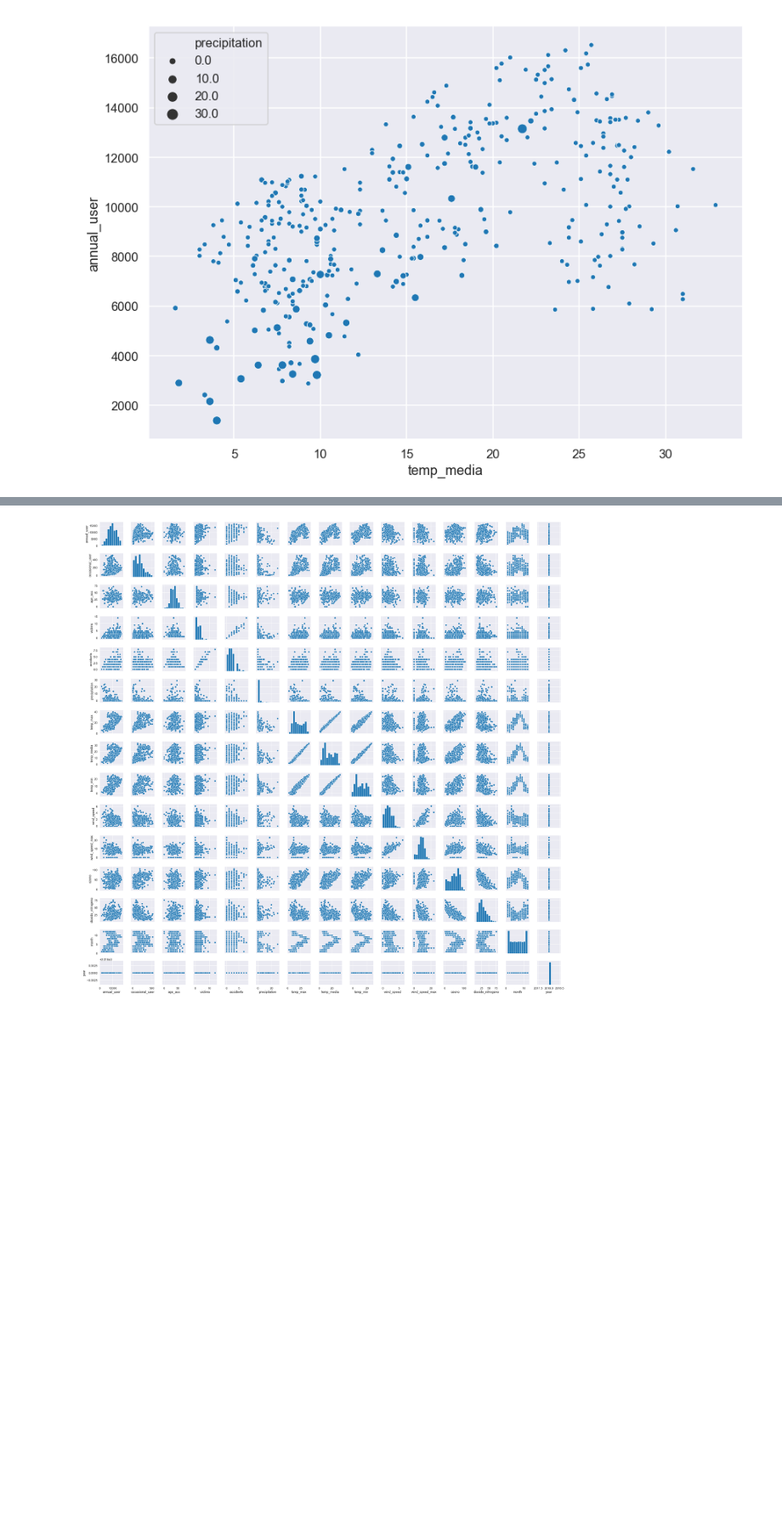
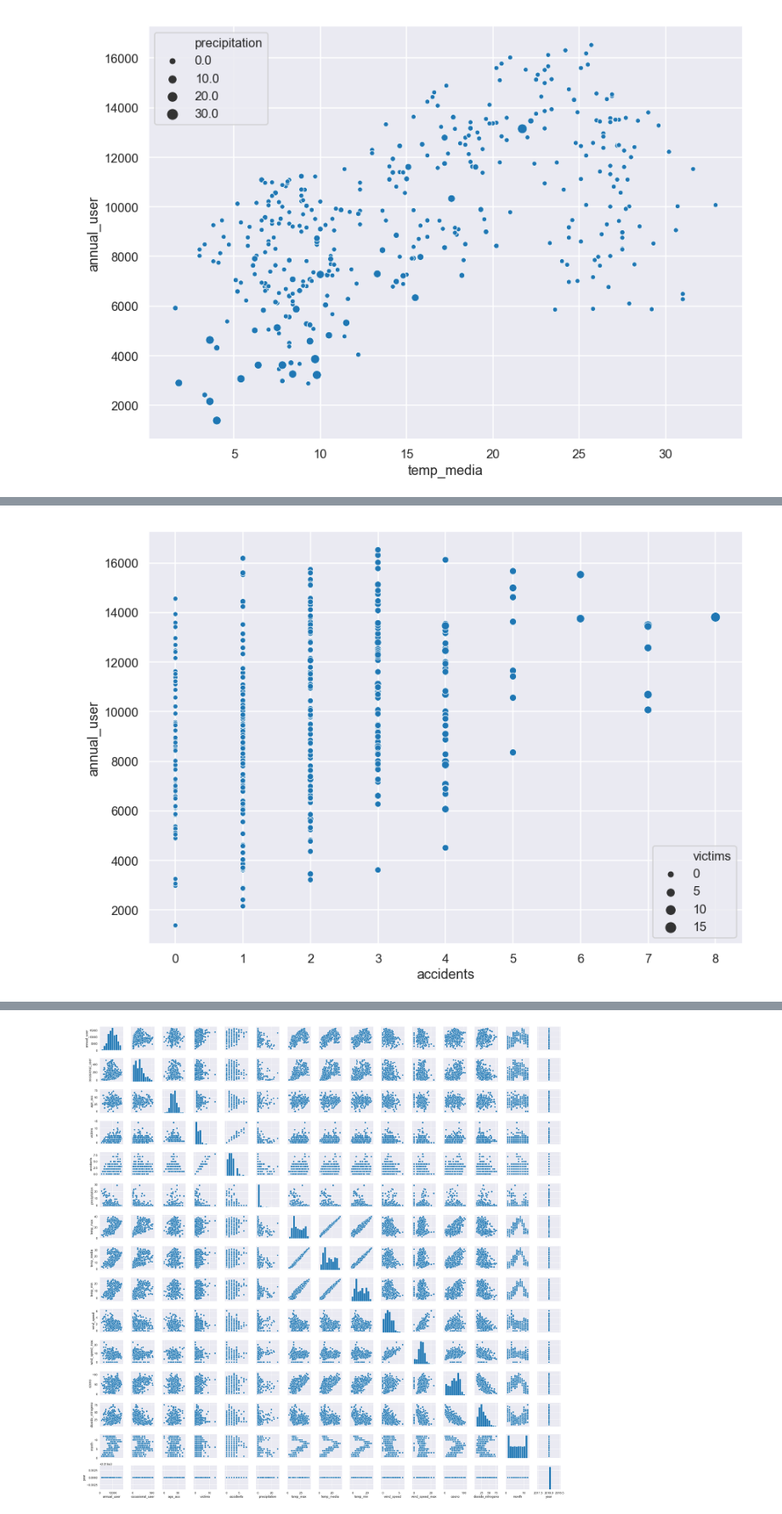
Before and after one commit to devgrla/bicimad, a Jupyter notebook: python/Relacion de las variables.ipynb, the cells around one changed output, grey strips where cells are left out. Shown at 85% size. Cells and saved outputs as stored; diff of their text form; code cells hidden in the pictures; blank space fills up the shorter version.

```diff
--- a/python/Relacion de las variables.ipynb
+++ b/python/Relacion de las variables.ipynb
@@ -317,0 +340,4 @@ out = sns.scatterplot(x='temp_media', y='annual_user', size = 'precipitation', d
+# %%
+out = sns.scatterplot(x='accidents', y='annual_user', size = 'victims', data=merged18)
+# %% [output]
+[figure, added]
```
Also changed, not shown: parts of 13 cells of this notebook, 1 other file.
